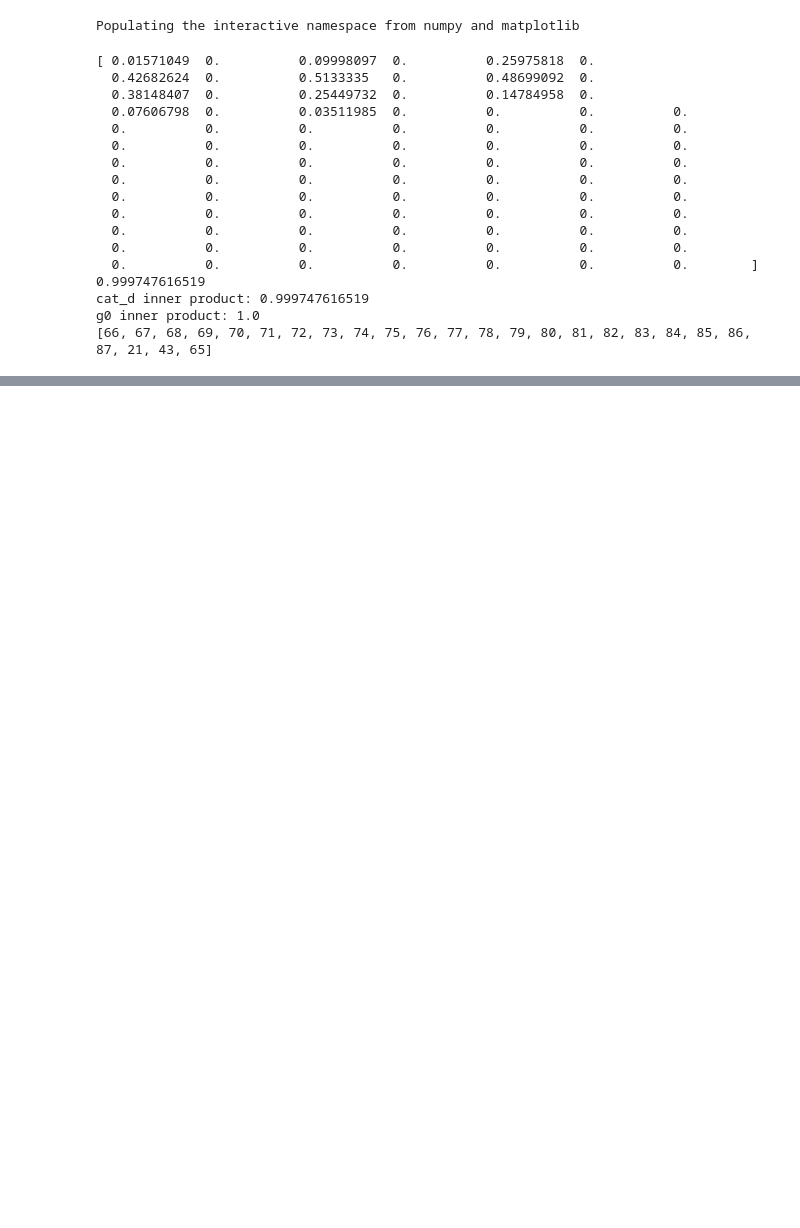
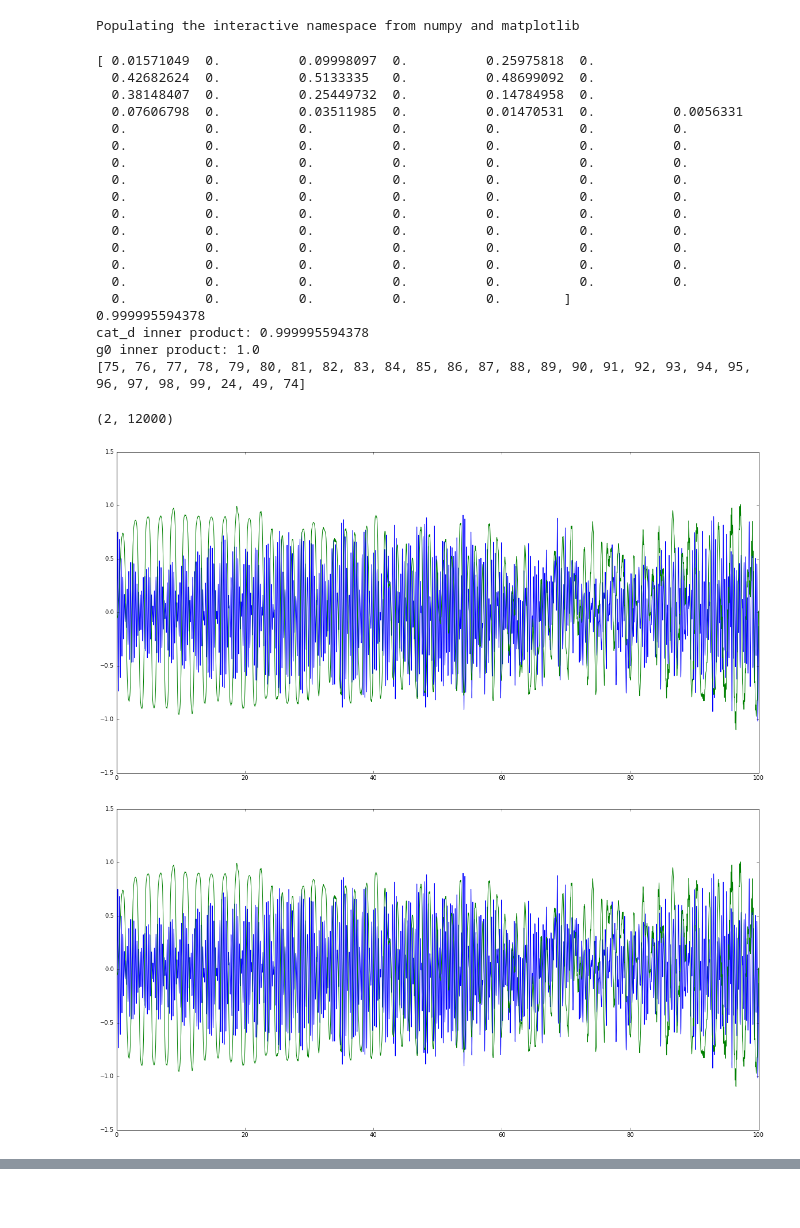
Before and after one commit to SchusterLab/GRAPE-Tensorflow-Examples, a Jupyter notebook: Cat_with_cavity-XI-ZI-forbidden (Nelson).ipynb, the cells around one changed output, grey strips where cells are left out. Drawn from its saved outputs; the diff is of its cells as text; code cells hidden in the pictures; blank space fills up the shorter version.

```diff
--- a/Cat_with_cavity-XI-ZI-forbidden (Nelson).ipynb
+++ b/Cat_with_cavity-XI-ZI-forbidden (Nelson).ipynb
@@ -23,7 +23,7 @@ def coherent_state(beta):
 state_transfer = False
 #Defining time scales
 total_time = 100.0
-steps = 10000
+steps = 12000
 
 #Defining H0
 qubit_state_num = 4
@@ -37,7 +37,7 @@ Q_z   = np.diag(np.arange(0,qubit_state_num))
 I_q = np.identity(qubit_state_num)
 H_q = np.diag(ens)
 
-mode_state_num = 22
+mode_state_num = 25
 qm_g =2*np.pi*0.1
 mode_freq = 4.0 #GHz
 mode_ens = np.array([ 2*np.pi*ii*(mode_freq) for ii in np.arange(mode_state_num)])
@@ -75,20 +75,9 @@ print a
 
 
 
-w_c, v_c = la.eig(H0)
-dressed=[]
-D= True
-if D:
-    for ii in range (len(v_c)):
-        index=np.argmax(np.abs(v_c[:,ii]))
-        if index not in dressed:
-            dressed.append(index)
-        else:
-            temp= (np.abs(v_c[:,ii])).tolist()
-            while index in dressed:
-                temp[index]=0
-                index=np.argmax(temp)
-            dressed.append(index)
+D = True
+
+w_c, v_c, dressed = get_dressed_info(H0,D)
 
 
 #Defining states to include in the drawing of occupation
@@ -124,7 +113,7 @@ for ii in range (mode_state_num):
     states_draw_names.append('g_'+str(ii))
 
 
-multi_mode = {'dressed':dressed, 'vectors':v_c, 'qnum':qubit_state_num, 'mnum': mode_state_num,\
+dressed_info = {'dressed':dressed, 'vectors':v_c, 'qnum':qubit_state_num, 'mnum': mode_state_num,\
               'f':freq_ge, 'es':w_c, 'g1':qm_g, 'D':D, 'Interpolation':False, 'Modulation':False}
 #Defining control Hs
 
@@ -132,9 +121,9 @@ Hops = [XI,ZI]
 Hnames =['xi','zi']
 
 #Defining convergence parameters
-max_iterations = 3000
+max_iterations = 10000
 decay = max_iterations/2
-convergence = {'rate':0.001, 'update_step':10, 'max_iterations':max_iterations,\
+convergence = {'rate':0.001, 'update_step':100, 'max_iterations':max_iterations,\
                'conv_target':1e-3,'learning_rate_decay':decay}
 penalty_coeffs = {'envelope' : 0.0, 'dc':0, 'dwdt':0.0001,'d2wdt2':0, 'forbidden':10}
 #u0 = 1.001*np.load('data/cat-3-xi-zi total_time: 50.0, steps: 2000, size: 100_uks_initial_guess.npy')
@@ -164,7 +153,7 @@ print forbidden
 [ 0.01571049  0.          0.09998097  0.          0.25975818  0.
   0.42682624  0.          0.5133335   0.          0.48699092  0.
   0.38148407  0.          0.25449732  0.          0.14784958  0.
-  0.07606798  0.          0.03511985  0.          0.          0.          0.
+  0.07606798  0.          0.03511985  0.          0.01470531  0.          0.0056331
   0.          0.          0.          0.          0.          0.          0.
   0.          0.          0.          0.          0.          0.          0.
   0.          0.          0.          0.          0.          0.          0.
@@ -173,11 +162,13 @@ print forbidden
   0.          0.          0.          0.          0.          0.          0.
   0.          0.          0.          0.          0.          0.          0.
   0.          0.          0.          0.          0.          0.          0.
-  0.          0.          0.          0.          0.          0.          0.        ]
-0.999747616519
-cat_d inner product: 0.999747616519
+  0.          0.          0.          0.          0.          0.          0.
+  0.          0.          0.          0.          0.          0.          0.
+  0.          0.          0.          0.          0.        ]
+0.999995594378
+cat_d inner product: 0.999995594378
 g0 inner product: 1.0
-[66, 67, 68, 69, 70, 71, 72, 73, 74, 75, 76, 77, 78, 79, 80, 81, 82, 83, 84, 85, 86, 87, 21, 43, 65]
+[75, 76, 77, 78, 79, 80, 81, 82, 83, 84, 85, 86, 87, 88, 89, 90, 91, 92, 93, 94, 95, 96, 97, 98, 99, 24, 49, 74]
 # %%
 u0 = 1.00*np.load('data/cat-3-xi-zi-forbid-r4 total_time: 100.0, steps: 4000, size: 100_iter: 520_uks-Copy1.npy')
 figure(figsize=(20,10))
@@ -202,23 +193,27 @@ plot(np.linspace(0,100,4000),new_u0[1])
 
 # new_u0.shape
 # %%
-u0 = 1.00*np.load('data/cat-3-xi-zi-forbid-r10 total_time: 100.0, steps: 10000, size: 100_iter: 40_uks-Copy1.npy')
+u0 = 1.00*np.load('data/iter: 1570_cat-3-xi-zi-forbid-r11 total_time: 100.0, steps: 10000, size: 100_uks.npy')
 figure(figsize=(20,10))
 plot(np.linspace(0,100,10000),u0[0])
 plot(np.linspace(0,100,10000),u0[1])
 
 
-new_u0_x = np.interp(np.linspace(100./14000,100,14000),np.linspace(100./10000,100,10000),u0[0],right=0,left=0)
-new_u0_z = np.interp(np.linspace(100./14000,100,14000),np.linspace(100./10000,100,10000),u0[1],right=0,left=0)
+new_u0_x = np.interp(np.linspace(100./12000,100,12000),np.linspace(100./10000,100,10000),u0[0],right=0,left=0)
+new_u0_z = np.interp(np.linspace(100./12000,100,12000),np.linspace(100./10000,100,10000),u0[1],right=0,left=0)
 figure(figsize=(20,10))
-plot(np.linspace(0,100,14000),new_u0_x)
-plot(np.linspace(0,100,14000),new_u0_z)
+plot(np.linspace(0,100,12000),new_u0_x)
+plot(np.linspace(0,100,12000),new_u0_z)
 
-new_u0 = np.zeros([2,14000])
+new_u0 = np.zeros([2,12000])
 new_u0[0] = new_u0_x
 new_u0[1] = new_u0_z
 
 new_u0.shape
+# %% [output]
+(2, 12000)
+[figure, added]
+[figure, added]
 # %%
 new_u0 = np.load('data/cat-3-xi-zi-forbid-r10 total_time: 100.0, steps: 10000, size: 100_iter: 40_uks-Copy1.npy')
 # %%
```
Also changed, not shown: parts of 1 cell of this notebook, 1 other file.
